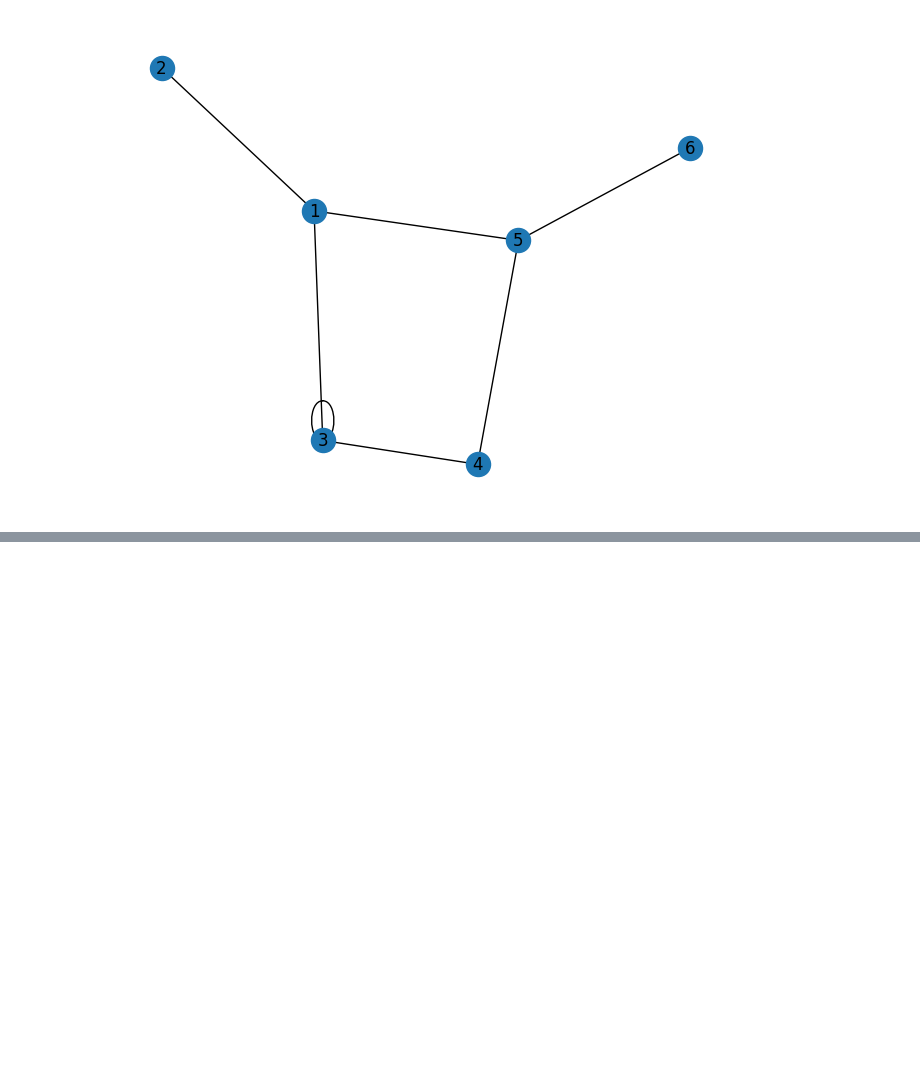
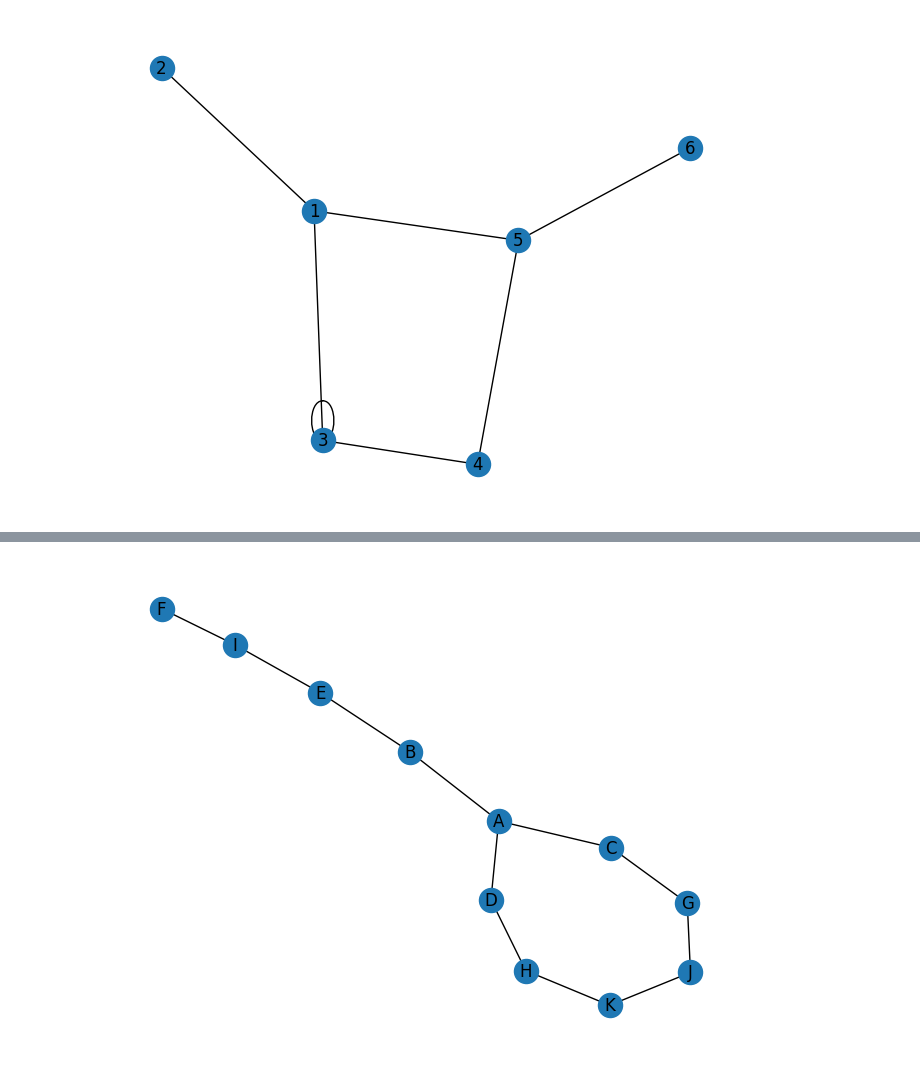
Before and after one commit to 2225508Uis/Clases, a Jupyter notebook: matDis/clase_grafos_01/01.ipynb, the cells around one changed output, grey strips where cells are left out. Saved outputs shown, nothing was run; the diff lists cells and outputs as text; code cells hidden in the pictures; blank space fills up the shorter version.

```diff
--- a/matDis/clase_grafos_01/01.ipynb
+++ b/matDis/clase_grafos_01/01.ipynb
@@ -64,0 +124,31 @@ show()
+# %%
+Grafo5 = nx.Graph()
+Grafo5.add_node("A")
+Grafo5.add_node("B")
+Grafo5.add_node("C")
+Grafo5.add_node("D")
+Grafo5.add_node("E")
+Grafo5.add_node("F")
+Grafo5.add_node("G")
+Grafo5.add_node("H")
+
+
+Grafo5.add_edge("A", "B")
+Grafo5.add_edge("A", "C")
+Grafo5.add_edge("A", "D")
+
+Grafo5.add_edge("B", "E")
+Grafo5.add_edge("E", "I")
+Grafo5.add_edge("I", "F")
+
+Grafo5.add_edge("C", "G")
+Grafo5.add_edge("G", "J")
+Grafo5.add_edge("J", "K")
+Grafo5.add_edge("K", "H")
+Grafo5.add_edge("H", "D")
+
+
+nx.draw(Grafo4, , with_labels=True)
+plt.show()
+# %% [output]
+[figure, added]
```
Also changed, not shown: parts of 4 cells of this notebook.
